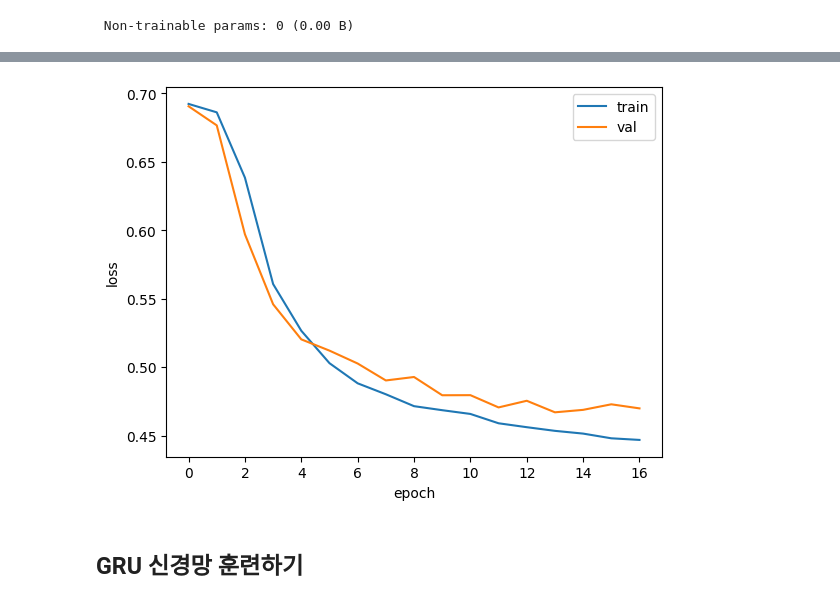
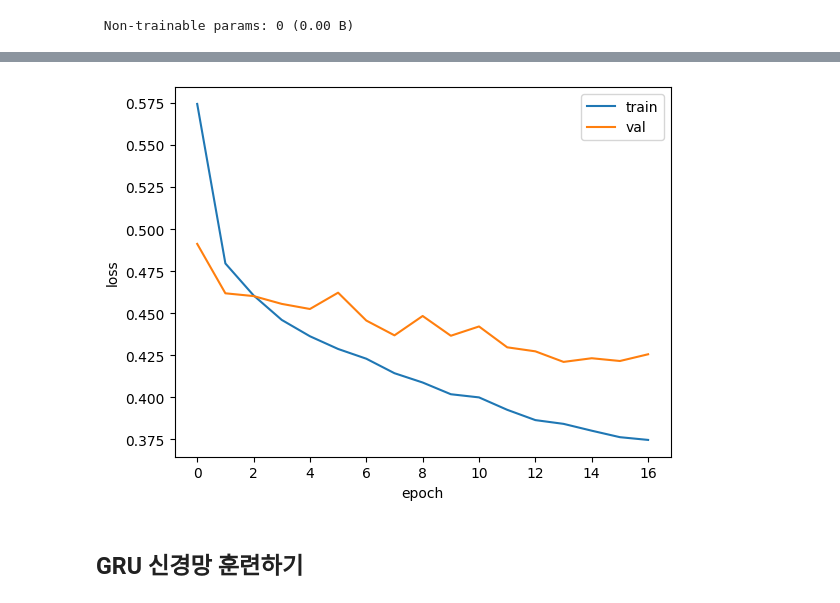
Before and after one commit to myngmyng/hg-mldl2, a Jupyter notebook: 09-3.ipynb, the cells around one changed output, grey strips where cells are left out. Drawn from its saved outputs; the diff is of its cells as text; code cells hidden in the pictures.

```diff
--- a/09-3.ipynb
+++ b/09-3.ipynb
@@ -144,14 +138,13 @@ plt.show()
 # %% [markdown]
 ## 2개의 층을 연결하기
 # %%
-model3 = keras.Sequential()
-
-model3.add(keras.layers.Embedding(500, 16, input_shape=(100,)))
-model3.add(keras.layers.LSTM(8, dropout=0.3, return_sequences=True))
-model3.add(keras.layers.LSTM(8, dropout=0.3))
-model3.add(keras.layers.Dense(1, activation='sigmoid'))
-
-model3.summary()
+model_2lstm = keras.Sequential()
+model_2lstm.add(keras.layers.Input(shape=(100,)))
+model_2lstm.add(keras.layers.Embedding(500, 16))
+model_2lstm.add(keras.layers.LSTM(8, dropout=0.2, return_sequences=True))
+model_2lstm.add(keras.layers.LSTM(8, dropout=0.2))
+model_2lstm.add(keras.layers.Dense(1, activation='sigmoid'))
+model_2lstm.summary()
 # %% [output]
 Model: "sequential_2"
 ┏━━━━━━━━━━━━━━━━━━━━━━━━━━━━━━━━━━━━━━┳━━━━━━━━━━━━━━━━━━━━━━━━━━━━━┳━━━━━━━━━━━━━━━━━┓
@@ -169,17 +162,14 @@ Model: "sequential_2"
  Trainable params: 9,353 (36.54 KB)
  Non-trainable params: 0 (0.00 B)
 # %%
-rmsprop = keras.optimizers.RMSprop(learning_rate=1e-4)
-model3.compile(optimizer=rmsprop, loss='binary_crossentropy',
-               metrics=['accuracy'])
-
-checkpoint_cb = keras.callbacks.ModelCheckpoint('best-2rnn-model.keras',
+model_2lstm.compile(optimizer='adam', loss='binary_crossentropy',
+                     metrics=['accuracy'])
+checkpoint_cb = keras.callbacks.ModelCheckpoint('best-2lstm-model.keras',
                                                 save_best_only=True)
 early_stopping_cb = keras.callbacks.EarlyStopping(patience=3,
                                                   restore_best_weights=True)
-
-history = model3.fit(train_seq, train_target, epochs=100, batch_size=64,
-                     validation_data=(val_seq, val_target),
-                     callbacks=[checkpoint_cb, early_stopping_cb])
+history = model_2lstm.fit(train_seq, train_target, epochs=100, batch_size=64,
+                          validation_data=(val_seq, val_target),
+                          callbacks=[checkpoint_cb, early_stopping_cb])
 # %% [output]
 Epoch 1/100
@@ -202,12 +192,12 @@ Epoch 17/100
 # %%
-plt.plot(history.history['loss'])
-plt.plot(history.history['val_loss'])
+plt.plot(history.history['loss'], label='train')
+plt.plot(history.history['val_loss'], label='val')
 plt.xlabel('epoch')
 plt.ylabel('loss')
-plt.legend(['train', 'val'])
+plt.legend()
 plt.show()
 # %% [output]
-[figure, old version]
+[figure, new version]
 # %% [markdown]
 ## GRU 신경망 훈련하기
 # %%
```
Also changed, not shown: parts of 15 cells of this notebook.
